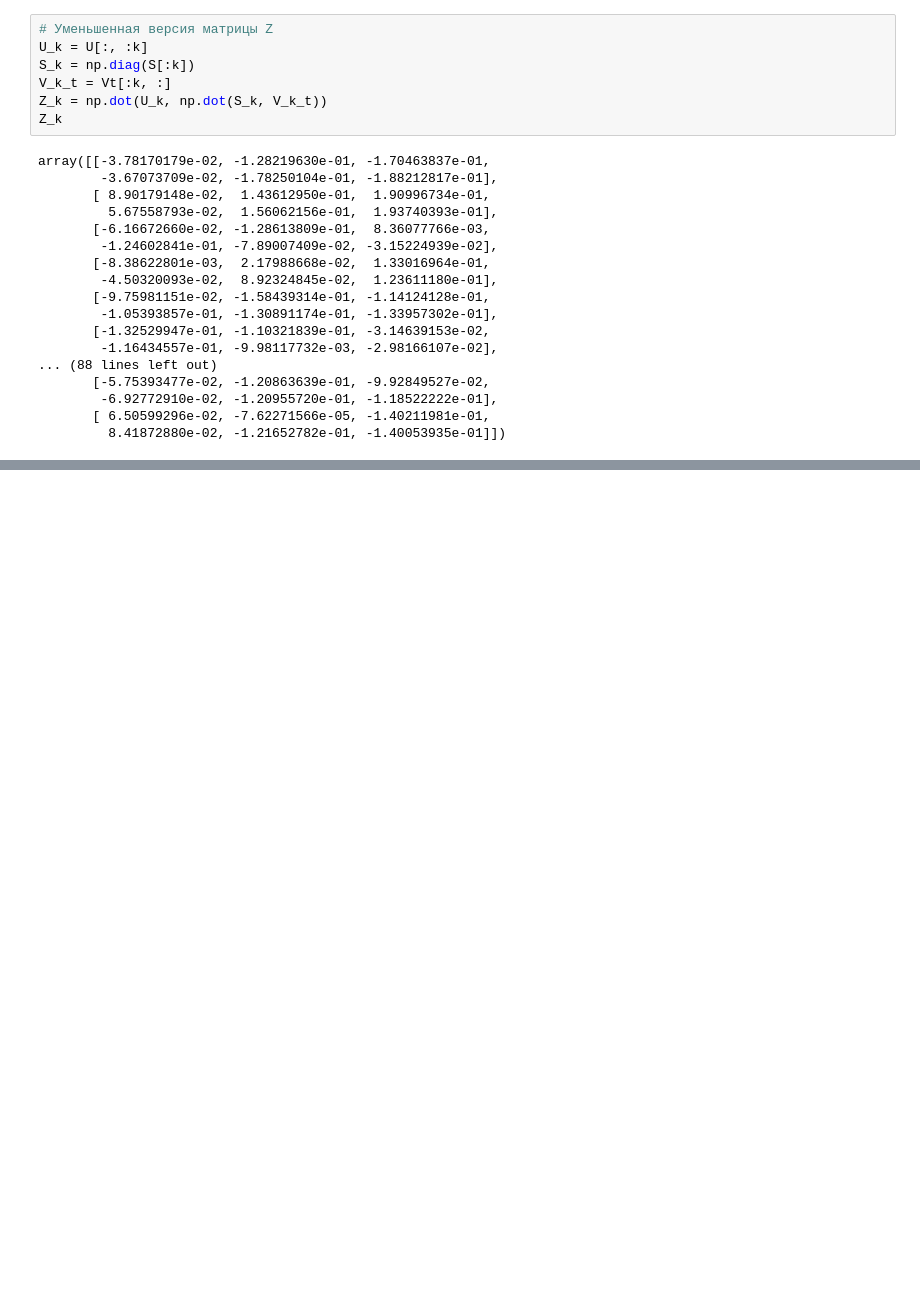
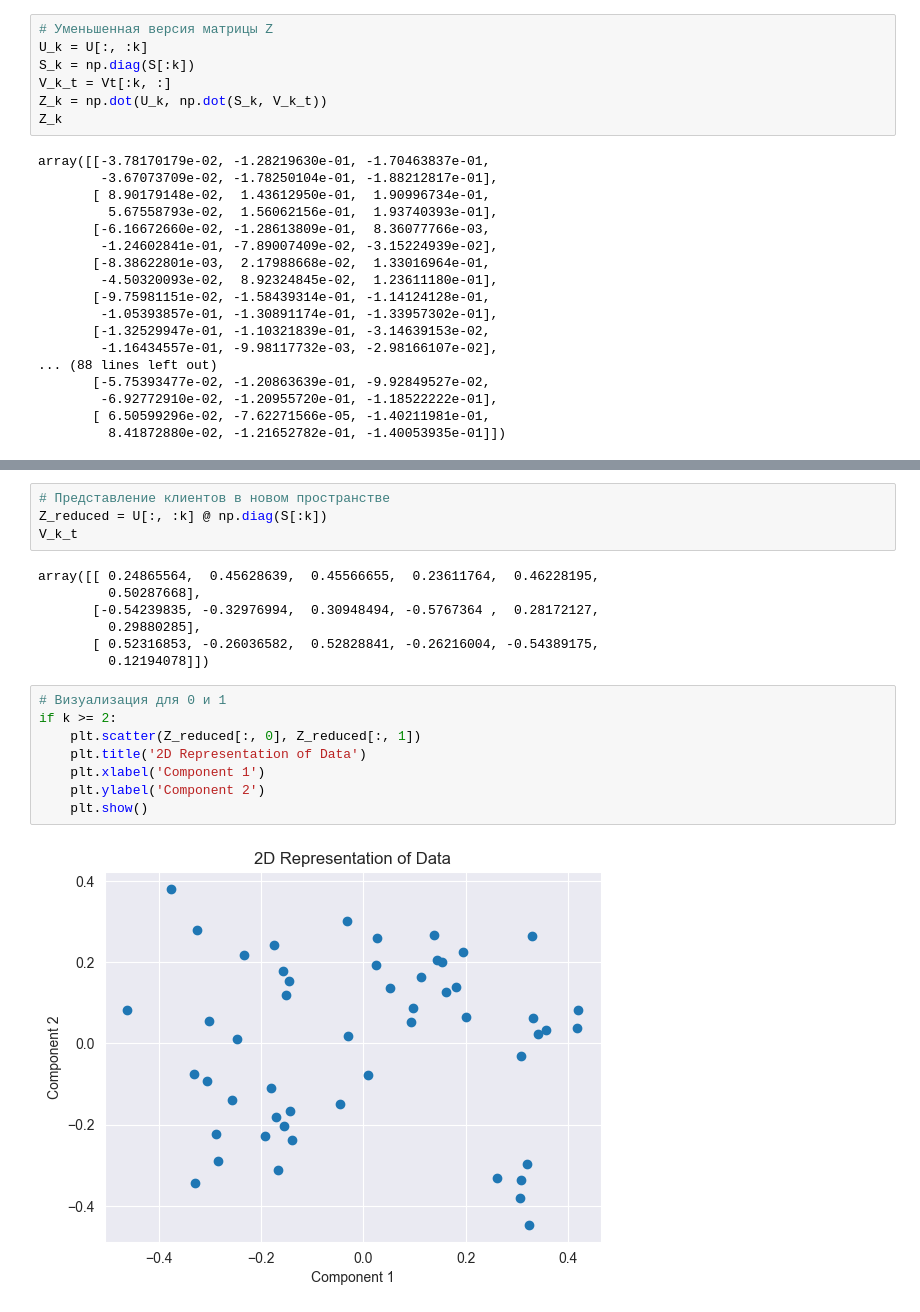
Before and after one commit to Nikita-Seomin/Mag_IAD_methods_data_analysis, a Jupyter notebook: lab1.ipynb, the cells around one changed output, grey strips where cells are left out. Cells and saved outputs as stored; diff of their text form; blank space fills up the shorter version.

```diff
--- a/lab1.ipynb
+++ b/lab1.ipynb
@@ -540 +543,22 @@ print(f"Норма Фробениуса ошибки: {frobenius_norm}")
 Норма Фробениуса ошибки: 0.3791275992734373
+# %%
+# Представление клиентов в новом пространстве
+Z_reduced = U[:, :k] @ np.diag(S[:k])
+V_k_t
+# %% [output]
+array([[ 0.24865564,  0.45628639,  0.45566655,  0.23611764,  0.46228195,
+         0.50287668],
+       [-0.54239835, -0.32976994,  0.30948494, -0.5767364 ,  0.28172127,
+         0.29880285],
+       [ 0.52316853, -0.26036582,  0.52828841, -0.26216004, -0.54389175,
+         0.12194078]])
+# %%
+# Визуализация для 0 и 1
+if k >= 2:
+    plt.scatter(Z_reduced[:, 0], Z_reduced[:, 1])
+    plt.title('2D Representation of Data')
+    plt.xlabel('Component 1')
+    plt.ylabel('Component 2')
+    plt.show()
+# %% [output]
+[figure, added]
```
Also changed, not shown: parts of 15 cells of this notebook.
